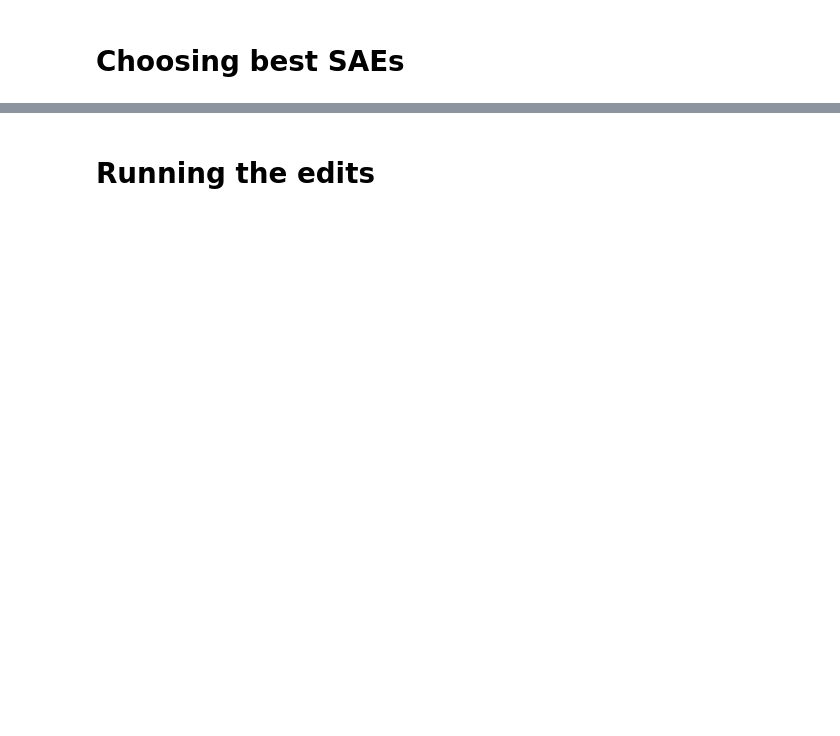
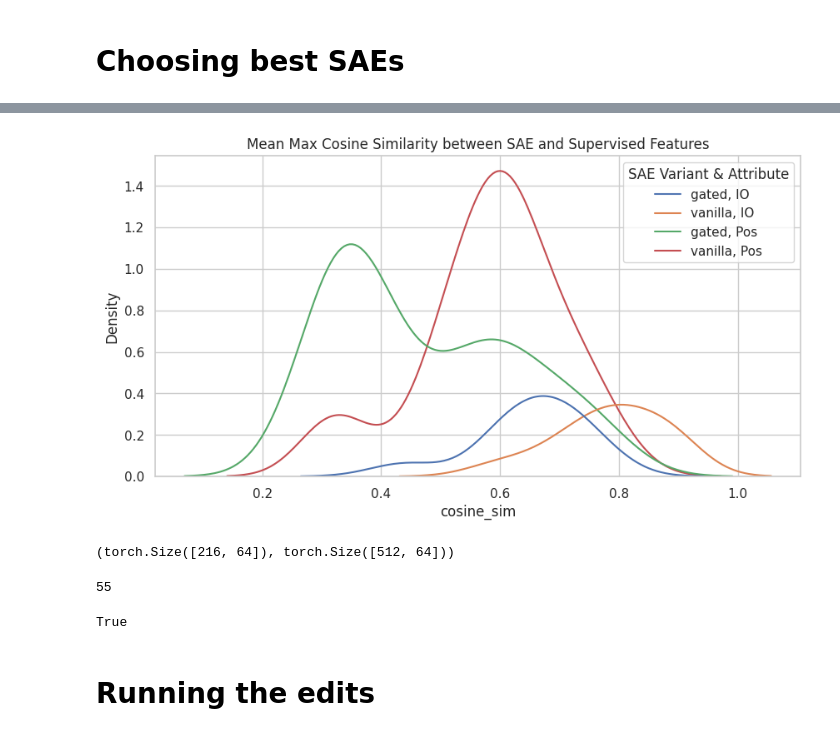
Before and after one commit to amakelov/sae, a Jupyter notebook: analysis.ipynb, the cells around one changed output, grey strips where cells are left out. Drawn from its saved outputs; the diff is of its cells as text; code cells hidden in the pictures; blank space fills up the shorter version.

```diff
--- a/analysis.ipynb
+++ b/analysis.ipynb
@@ -220,3 +234,10 @@ KeyboardInterrupt:
 SAES_DICT = joblib.load('SAES_DICT.joblib') # (variant, node, l1, end_epoch) -> encoder
 EDITED_INTERP_DICT = joblib.load('EDITED_INTERP_DICT.joblib') # (variant, node, l1, end_epoch, attribute, num_exchange) -> A_edited
 EDITED_AGNOSTIC_DICT = joblib.load('EDITED_AGNOSTIC_DICT.joblib') # (variant, node, l1, end_epoch, attribute, num_exchange) -> A_edited
+WEIGHT_REMOVED_DICT = joblib.load('WEIGHT_REMOVED_DICT.joblib')
+# merge into 1 edit dict
+EDITED_DICT = {} # keys will be (variant, node, l1, end_epoch, attribute, num_exchange, edit_type)
+for k, v in EDITED_INTERP_DICT.items():
+    EDITED_DICT[k + ('interp',)] = v
+for k, v in EDITED_AGNOSTIC_DICT.items():
+    EDITED_DICT[k + ('agnostic',)] = v
@@ -353 +553,6 @@ EDIT_SELECTION_DF_BEST
+# %%
+### we could also just select the last epoch
+EDIT_SELECTION_DF_LAST_EPOCH = EDIT_SELECTION_DF.query('end_epoch == 2000')
+y = EDIT_SELECTION_DF_LAST_EPOCH.groupby(['variant', 'edit_type', 'node', 'attribute', 'num_exchange', 'dist_method'])['dist'].idxmin()
+EDIT_SELECTION_DF_LAST_EPOCH_BEST = EDIT_SELECTION_DF_LAST_EPOCH.loc[y]
 # %%
@@ -361,0 +624,23 @@ EDIT_SELECTION_DF_BEST.edit_type.unique()
+# %%
+cosine_sims_rows = []
+for node in A_TRAIN_DICT.keys():
+    for features in [('io',), ('io_pos',)]:
+        for variant in ('gated', 'vanilla'):
+            attribute = features[0]
+            heads_class = NODE_TO_HEADS_CLASS[node]
+            if (attribute == 'io_pos' and heads_class in HEAD_CLASSES_POS) or (attribute == 'io' and heads_class in HEAD_CLASSES_IO):
+                best_encoder = SELECTED_SAES_OPTIONS['overall'][variant, 'agnostic', node, ('io',), 2, 'l2'][0]
+                best_encoder = storage.unwrap(best_encoder)
+                best_encoder.W_dec
+                parametrization = get_parametrization(node, eventually='independent', use_names=False)
+                supervised_features = storage.unwrap(SUPERVISED_FEATURES_DICT[node, parametrization, 'mean'])[('io',)]
+                supervised_features_normalized = supervised_features / supervised_features.norm(dim=1, keepdim=True)
+                best_cosine_sims = einsum('hidden dim, names dim -> hidden names', best_encoder.W_dec, supervised_features_normalized).max(dim=1).values
+                # print(best_cosine_sims.mean().item())
+                cosine_sims_rows.append({
+                    'node': node.displayname,
+                    'variant': variant,
+                    'attribute': attribute,
+                    'cosine_sim': best_cosine_sims.mean().item(),
+                })
+cosine_sims_df = pd.DataFrame(cosine_sims_rows)
@@ -362,2 +663,27 @@ EDIT_SELECTION_DF_BEST.edit_type.unique()
+# %%
+# density plots of cosine_sims using seaborn
+
+fig, ax = plt.subplots(figsize=(10, 5))
+# combine the 'variant' and 'attribute' columns
+cosine_sims_df['SAE Variant & Attribute'] = cosine_sims_df['variant'] + ', ' + cosine_sims_df['attribute'].apply(lambda x: "IO" if x == "io" else "Pos")
+sns.kdeplot(data=cosine_sims_df, x='cosine_sim', hue='SAE Variant & Attribute', ax=ax)
+plt.title('Mean Max Cosine Similarity between SAE and Supervised Features')
+plt.show()
+# %% [output]
+[figure, added]
+# %%
+supervised_features.shape, best_encoder.W_dec.shape
+# %% [output]
+(torch.Size([216, 64]), torch.Size([512, 64]))
+# %%
+len(SUPERVISED_FEATURES_DICT.keys())
+# %% [output]
+55
+# %%
+sup_nodes = [node for node, _, _ in SUPERVISED_FEATURES_DICT.keys()]
+
+node in sup_nodes
+# %% [output]
+True
 # %% [markdown]
 # Running the edits
```
Also changed, not shown: parts of 58 cells of this notebook, 5 other files.
